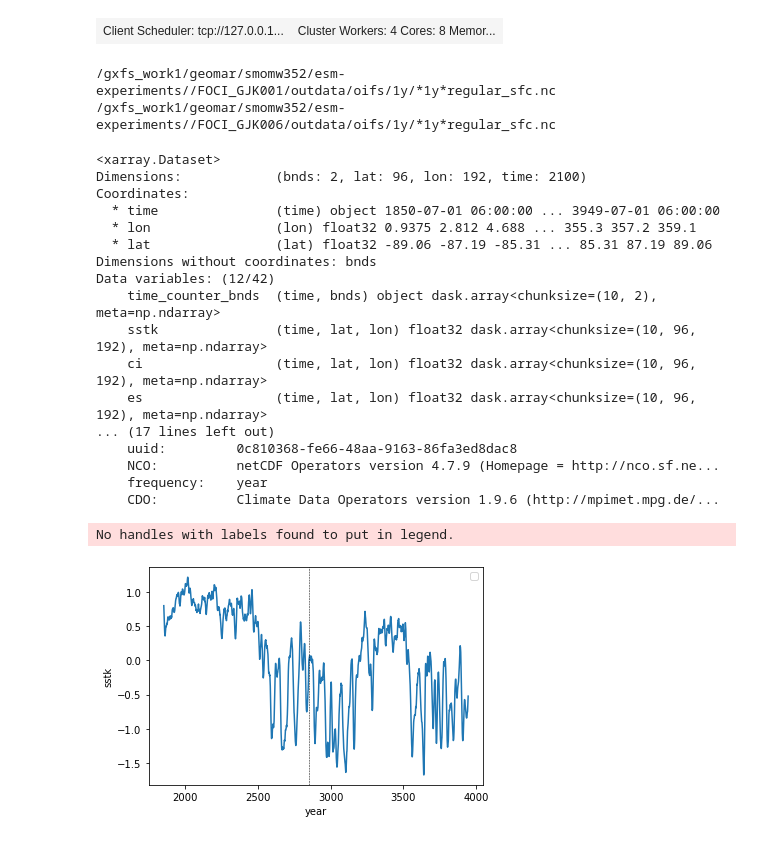
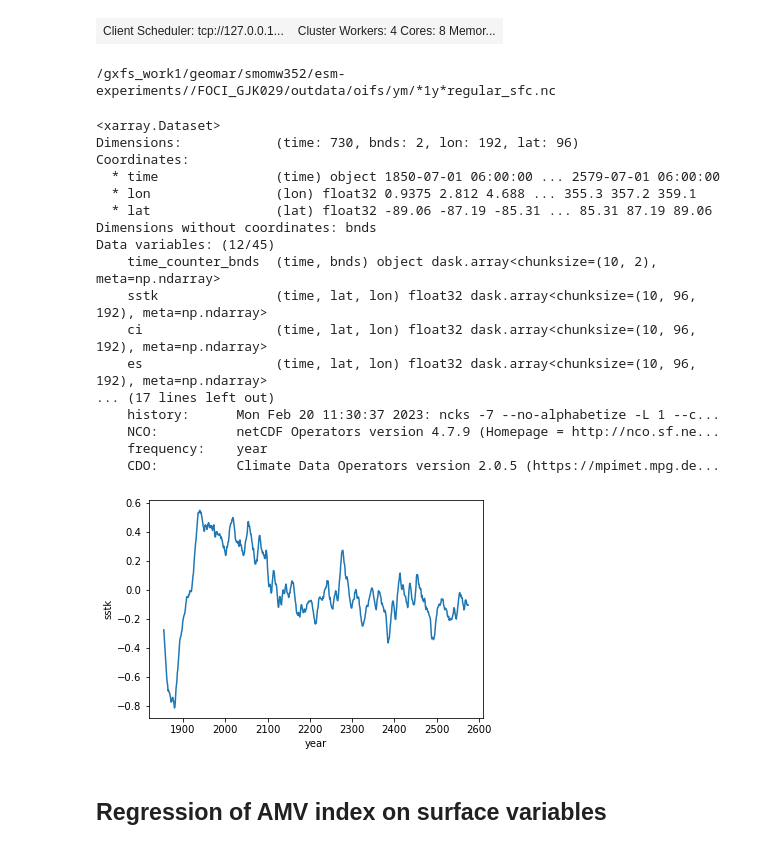
Before and after one commit to joakimkjellsson/foci-openifs-eval, a Jupyter notebook: AMV.ipynb, the cells around one changed output. Saved outputs shown, nothing was run; the diff lists cells and outputs as text; code cells hidden in the pictures.

```diff
--- a/AMV.ipynb
+++ b/AMV.ipynb
@@ -48,43 +49,44 @@ elif machine == 'nesh':
 #exp_list = ['FOCI_GJK001','FOCI_GJK001_cont']
 #time_list = [slice('1850-01-01','3000-01-01'),slice('3000-01-01','3200-01-01')]
 
-exp_list = ['FOCI_GJK001','FOCI_GJK006']
-time_list = [slice('1850-01-01','2850-01-01'),slice('2850-01-01','4000-01-01')]
+# New FOCI-OpenIFS 2.1.1
+exp_list = ['FOCI_GJK029']
+time_list = [slice('1850-01-01','2850-01-01')]
+version = [1]
 # %%
 # OpenIFS surface
 ds_sfc_all = []
-for exp,time in zip(exp_list,time_list):
-    if exp == 'FOCI_NJK007':
+for exp,time,v in zip(exp_list,time_list,version):
+    if v == 0:
         sfc = '%s/%s/outdata/oifs/1y/*1y*regular_sfc.nc' % (esmdir2,exp)
     else:
-        sfc = '%s/%s/outdata/oifs/1y/*1y*regular_sfc.nc' % (esmdir,exp)
+        sfc = '%s/%s/outdata/oifs/ym/*1y*regular_sfc.nc' % (esmdir,exp)
     print(sfc)
     ds_sfc = xr.open_mfdataset(sfc,combine='by_coords',use_cftime=True).rename({'time_counter':'time'}).sel(time=time)
     ds_sfc_all.append(ds_sfc)
 # %% [output]
-/gxfs_work1/geomar/smomw352/esm-experiments//FOCI_GJK001/outdata/oifs/1y/*1y*regular_sfc.nc
-/gxfs_work1/geomar/smomw352/esm-experiments//FOCI_GJK006/outdata/oifs/1y/*1y*regular_sfc.nc
+/gxfs_work1/geomar/smomw352/esm-experiments//FOCI_GJK029/outdata/oifs/ym/*1y*regular_sfc.nc
 # %%
 ds_sfc_full = xr.concat(ds_sfc_all, compat='equals', dim='time')
 ds_sfc_full
 # %% [output]
 <xarray.Dataset>
-Dimensions:            (bnds: 2, lat: 96, lon: 192, time: 2100)
+Dimensions:            (time: 730, bnds: 2, lon: 192, lat: 96)
 Coordinates:
-  * time               (time) object 1850-07-01 06:00:00 ... 3949-07-01 06:00:00
+  * time               (time) object 1850-07-01 06:00:00 ... 2579-07-01 06:00:00
   * lon                (lon) float32 0.9375 2.812 4.688 ... 355.3 357.2 359.1
   * lat                (lat) float32 -89.06 -87.19 -85.31 ... 85.31 87.19 89.06
 Dimensions without coordinates: bnds
-Data variables: (12/42)
+Data variables: (12/45)
     time_counter_bnds  (time, bnds) object dask.array<chunksize=(10, 2), meta=np.ndarray>
     sstk               (time, lat, lon) float32 dask.array<chunksize=(10, 96, 192), meta=np.ndarray>
     ci                 (time, lat, lon) float32 dask.array<chunksize=(10, 96, 192), meta=np.ndarray>
     es                 (time, lat, lon) float32 dask.array<chunksize=(10, 96, 192), meta=np.ndarray>
 ... (17 lines left out)
-    uuid:         0c810368-fe66-48aa-9163-86fa3ed8dac8
+    history:      Mon Feb 20 11:30:37 2023: ncks -7 --no-alphabetize -L 1 --c...
     NCO:          netCDF Operators version 4.7.9 (Homepage = http://nco.sf.ne...
     frequency:    year
-    CDO:          Climate Data Operators version 1.9.6 (http://mpimet.mpg.de/...
+    CDO:          Climate Data Operators version 2.0.5 (https://mpimet.mpg.de...
 # %%
 def wgtm(data):
     weights = np.cos(np.deg2rad(data.lat))
@@ -119,15 +121,13 @@ if 1:
 # %%
 fig1, ax1 = plt.subplots(1,1)
 
 for i, (amv, exp) in enumerate( zip(amv_all, exp_list) ):
 
     #ax1.plot(amv, label=exp)
     amv.plot(ax=ax1)
 
-ax1.axvline(x=2850, c='k', lw=0.5, linestyle='--')
-ax1.legend()
-
 fig1.savefig('plots/amv_full.pdf',format='pdf')
 # %% [output]
-No handles with labels found to put in legend.
-[figure, old version]
+[figure, new version]
+# %% [markdown]
+## Regression of AMV index on surface variables
```
Also changed, not shown: parts of 7 cells of this notebook, 16 other files.
